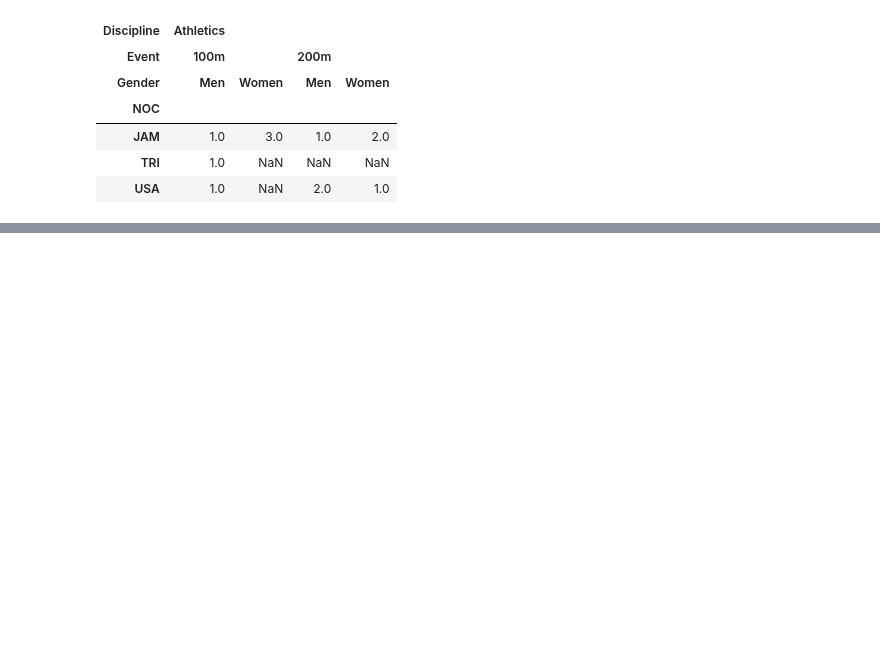
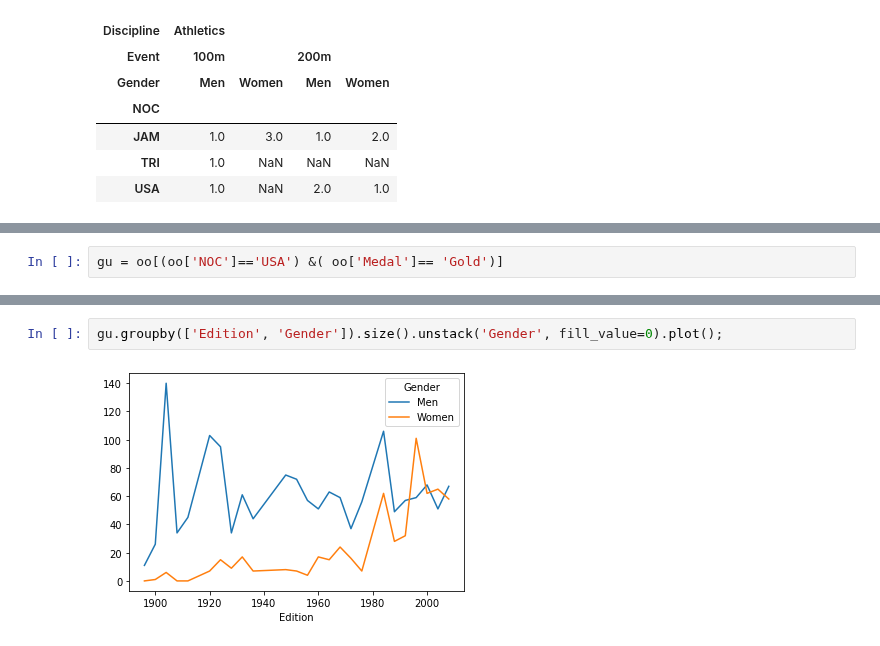
Before and after one commit to dariushazimi/notebooks, a Jupyter notebook: PandasTraining.ipynb, the cells around one changed output, grey strips where cells are left out. Saved outputs shown, nothing was run; the diff lists cells and outputs as text; blank space fills up the shorter version.

Commit message:
Added Stack and Unstack and Groupby

```diff
--- a/PandasTraining.ipynb
+++ b/PandasTraining.ipynb
@@ -1491,0 +1502,2 @@ df.unstack('Gender')
+# %%
+gu = oo[(oo['NOC']=='USA') &( oo['Medal']== 'Gold')]
@@ -1491,0 +1524,4 @@ df.unstack('Gender')
+# %%
+gu.groupby(['Edition', 'Gender']).size().unstack('Gender', fill_value=0).plot();
+# %% [output]
+[figure, added]
```
Also changed, not shown: parts of 9 cells of this notebook.
